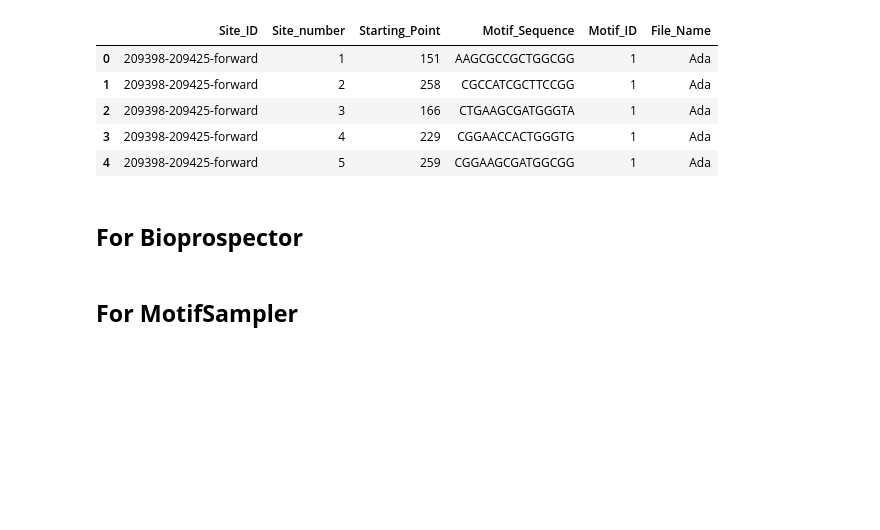
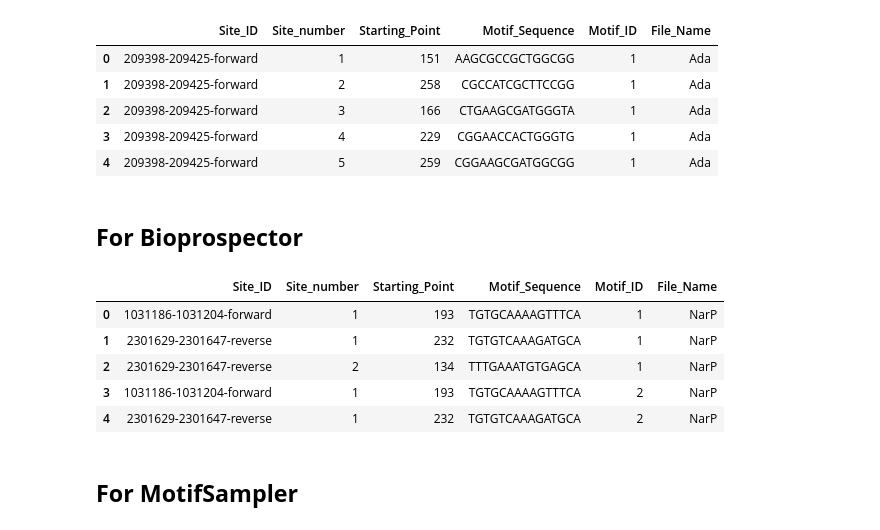
Before and after one commit to SpyrosAlvanakis/Molecular_Algorithms_project, a Jupyter notebook: Regex_for_outputs.ipynb, the cells around one changed output. Cells and saved outputs as stored; diff of their text form; code cells hidden in the pictures; blank space fills up the shorter version.

```diff
--- a/Regex_for_outputs.ipynb
+++ b/Regex_for_outputs.ipynb
@@ -209,6 +210,15 @@ def process_Bioprospector_output(directory_of_files):
     return motif_df, site_df
 # %%
 motif_df_BP, site_df_BP = process_Bioprospector_output(Bioproepector_path)
+# %%
+site_df_BP.head()
+# %% [output]
+|  | Site_ID | Site_number | Starting_Point | Motif_Sequence | Motif_ID | File_Name |
+| 0 | 1031186-1031204-forward | 1 | 193 | TGTGCAAAAGTTTCA | 1 | NarP |
+| 1 | 2301629-2301647-reverse | 1 | 232 | TGTGTCAAAGATGCA | 1 | NarP |
+| 2 | 2301629-2301647-reverse | 2 | 134 | TTTGAAATGTGAGCA | 1 | NarP |
+| 3 | 1031186-1031204-forward | 1 | 193 | TGTGCAAAAGTTTCA | 2 | NarP |
+| 4 | 2301629-2301647-reverse | 1 | 232 | TGTGTCAAAGATGCA | 2 | NarP |
 # %% [markdown]
 ## **For MotifSampler**
 # %% [markdown]
```
Also changed, not shown: parts of 12 cells of this notebook.
